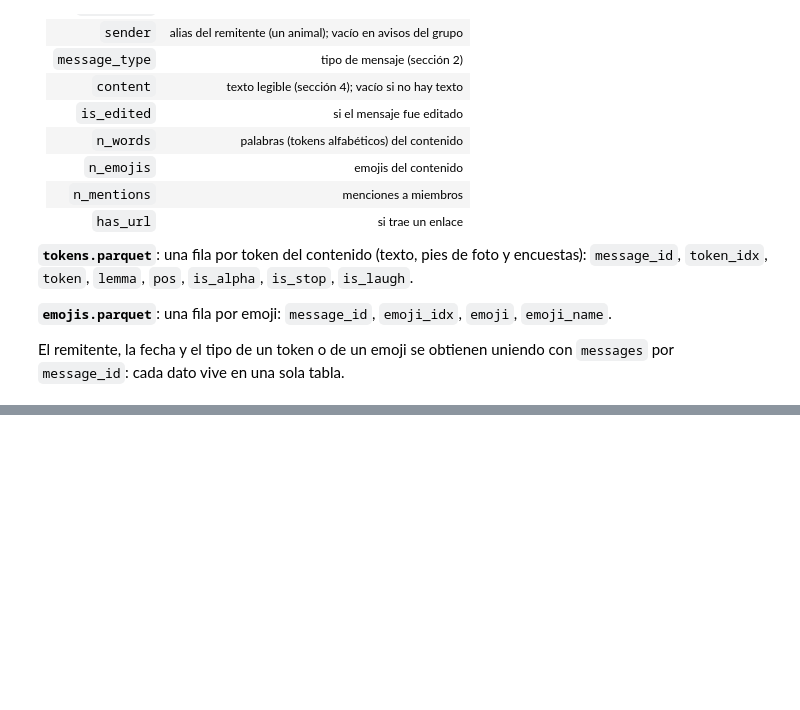
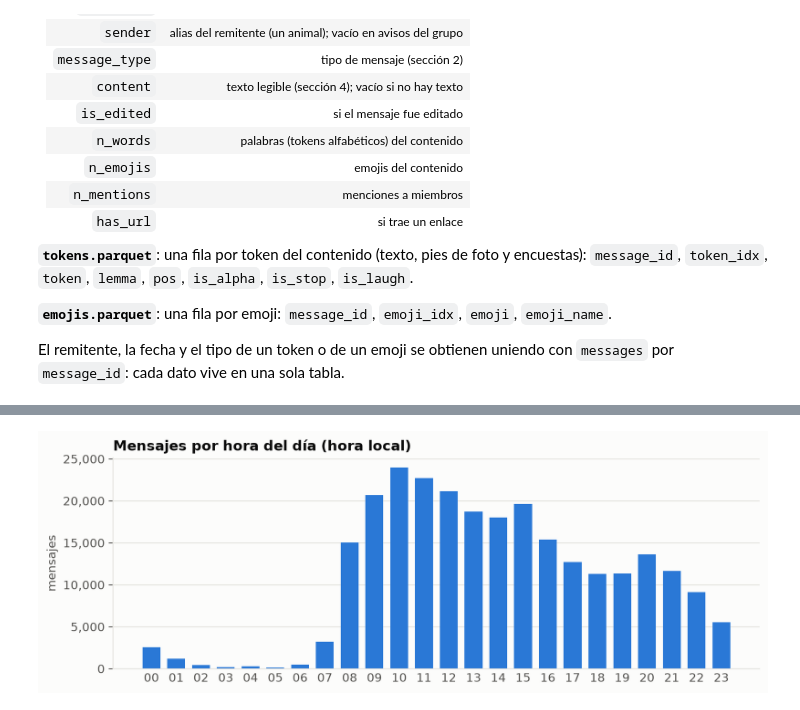
Before and after one commit to enriquegiottonini/wasap-group-chat-analyzer, a Jupyter notebook: notebooks/02_eda_silver.ipynb, the cells around one changed output, grey strips where cells are left out. Saved outputs shown, nothing was run; the diff lists cells and outputs as text; code cells hidden in the pictures; blank space fills up the shorter version.

```diff
--- a/notebooks/02_eda_silver.ipynb
+++ b/notebooks/02_eda_silver.ipynb
@@ -608,0 +804,19 @@ El remitente, la fecha y el tipo de un token o de un emoji se obtienen uniendo c
+# %%
+by_hour = mo.sql(
+    f"""
+    SELECT hour(timestamp) AS hora, count(*) AS mensajes
+    FROM messages
+    GROUP BY hora
+    ORDER BY hora
+    """,
+    engine=con,
+    output=False,
+)
+columns(
+    [f"{hour:02d}" for hour in by_hour["hora"]],
+    by_hour["mensajes"],
+    "Mensajes por hora del día (hora local)",
+    "mensajes",
+)
+# %% [output]
+[figure, added]
```
Also changed, not shown: parts of 32 cells of this notebook, 4 other files.
